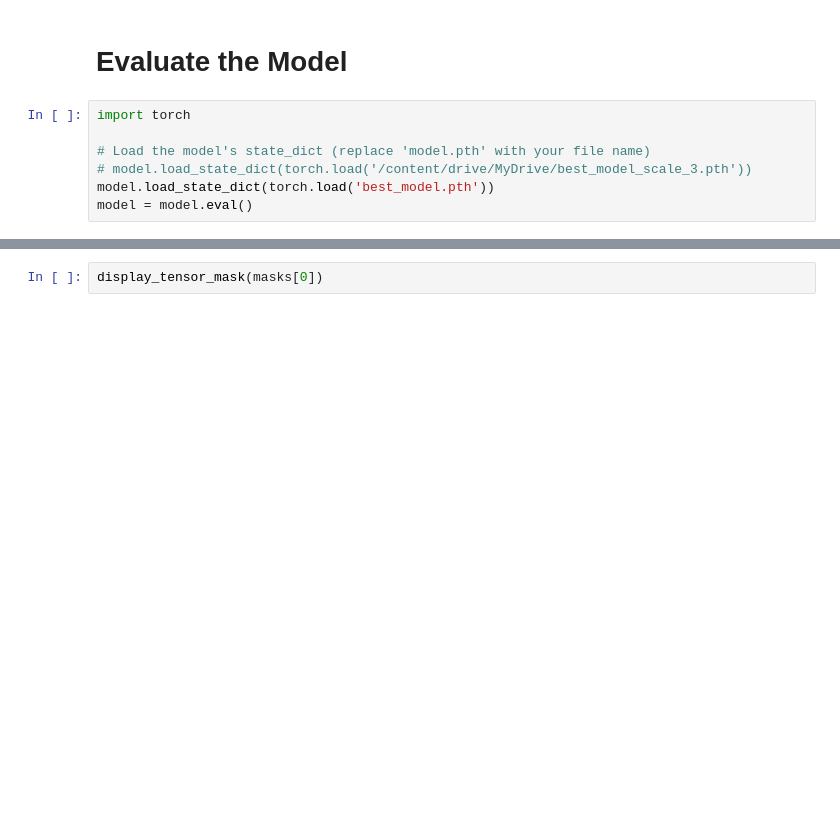
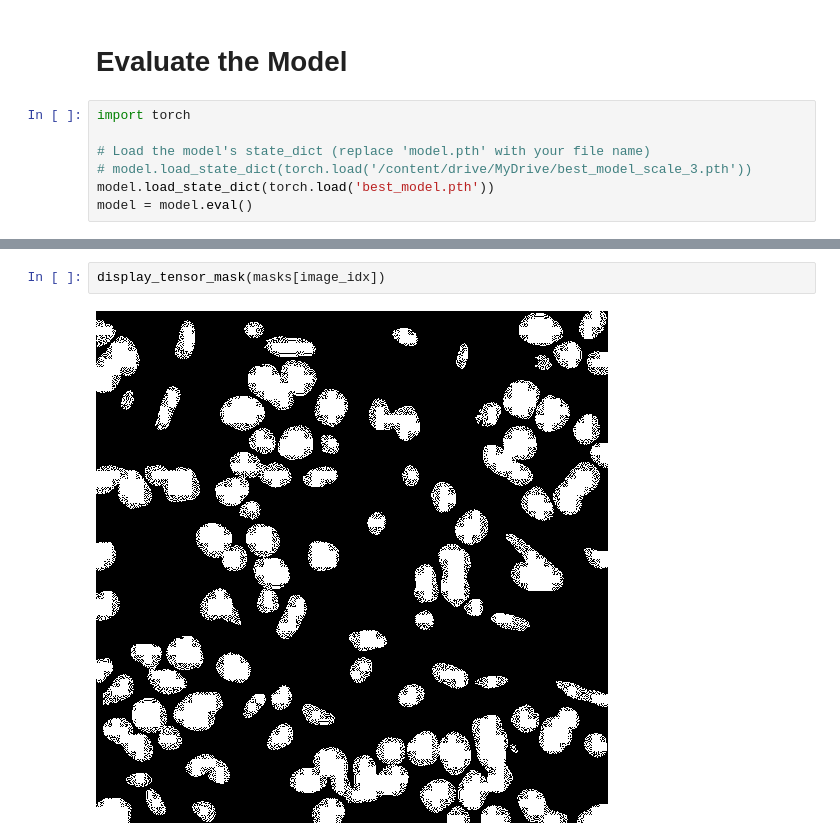
Before and after one commit to sccthomas/ECM3401_Individual_Project, a Jupyter notebook: GPU_ViT_Train.ipynb, the cells around one changed output, grey strips where cells are left out. Drawn from its saved outputs; the diff is of its cells as text; blank space fills up the shorter version.

```diff
--- a/GPU_ViT_Train.ipynb
+++ b/GPU_ViT_Train.ipynb
@@ -179,3 +306,5 @@ display_tensor_image(images_original[0])
 # %%
-display_tensor_mask(masks[0])
+display_tensor_mask(masks[image_idx])
+# %% [output]
+[figure, added]
 # %%
```
Also changed, not shown: parts of 11 cells of this notebook.
